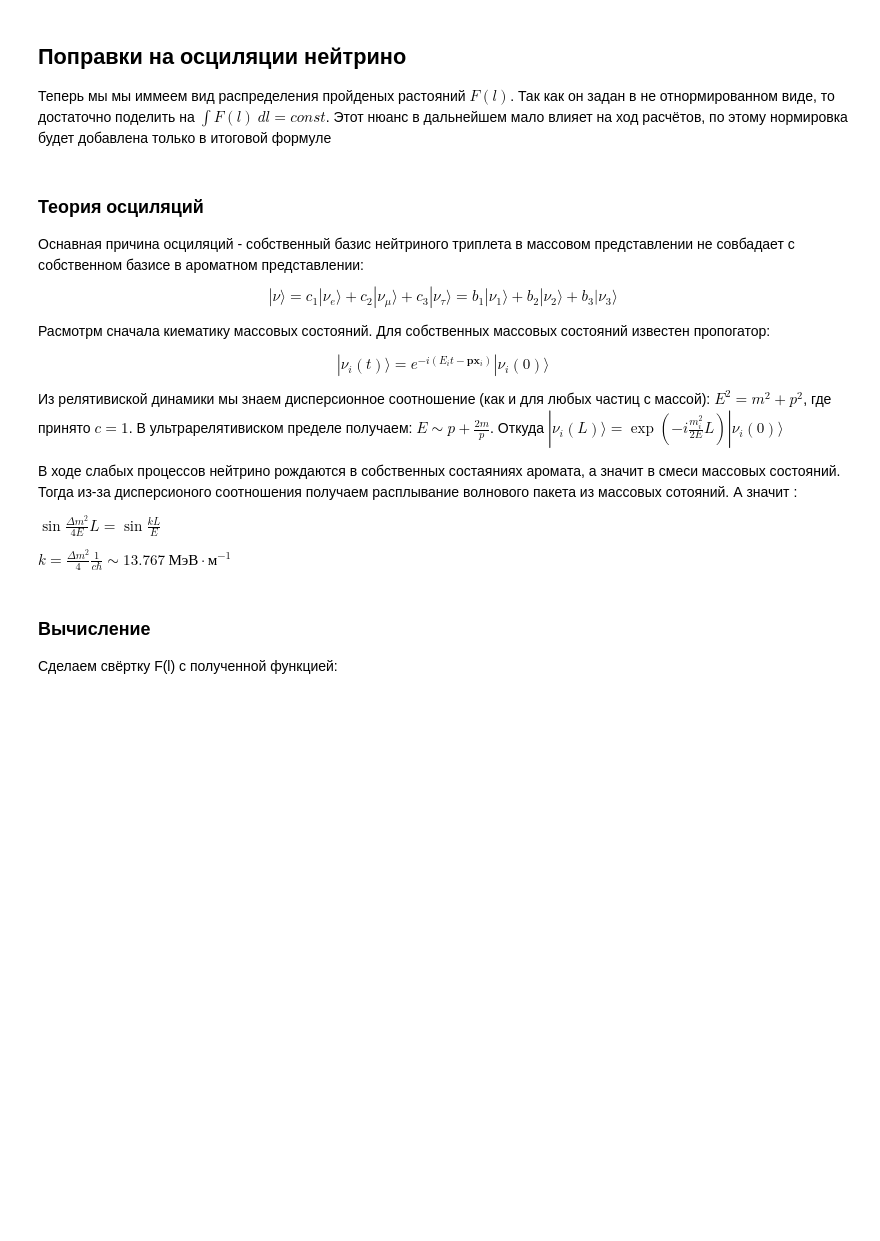
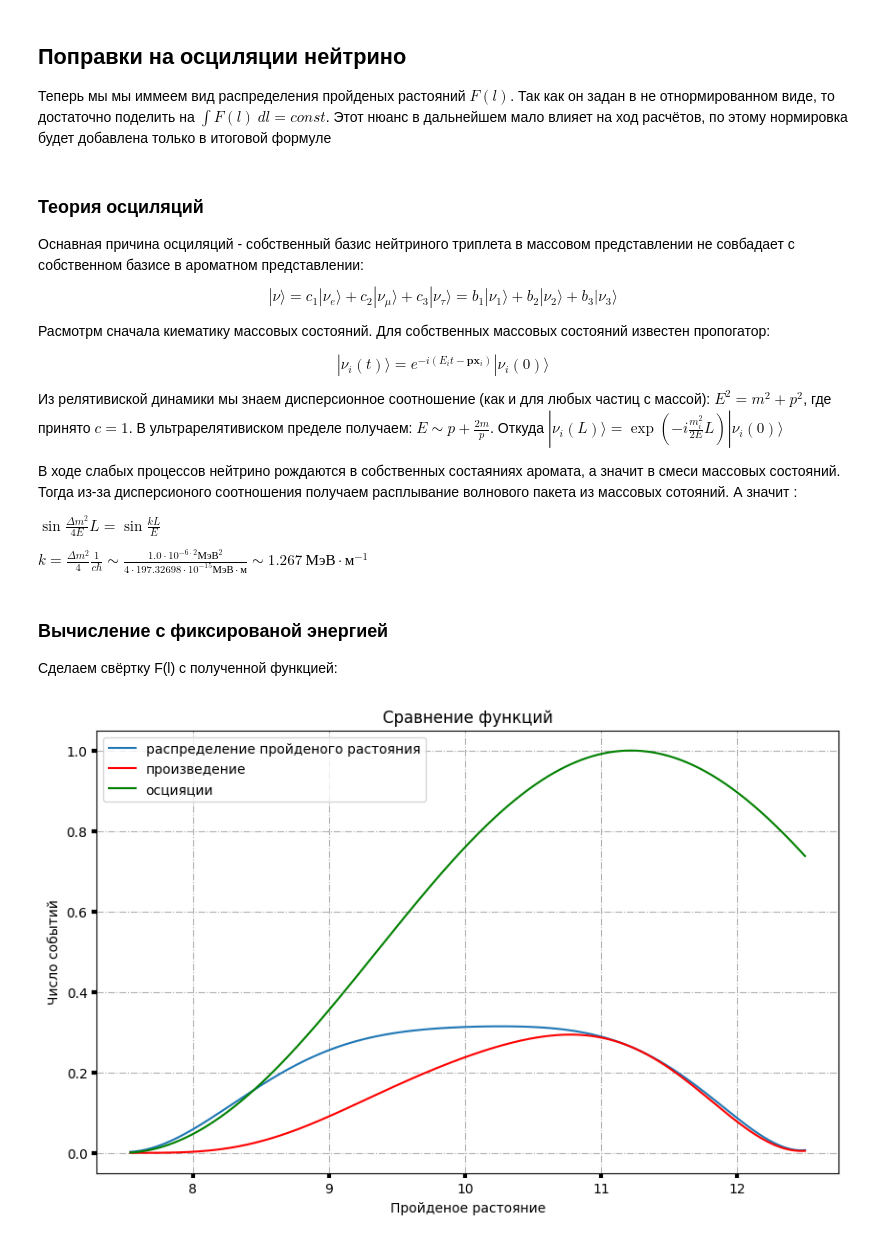
Before and after one commit to AleksandrYushin/Danss-netrino, a Jupyter notebook: Danss.ipynb, the cells around one changed output. Saved outputs shown, nothing was run; the diff lists cells and outputs as text; code cells hidden in the pictures; blank space fills up the shorter version.

```diff
--- a/Danss.ipynb
+++ b/Danss.ipynb
@@ -368,7 +421,7 @@ $$| \nu \rangle = c_1 | \nu_e \rangle + c_2 | \nu_\mu \rangle + c_3 | \nu_\tau \
 
 Расмотрм сначала киематику массовых состояний. Для собственных массовых состояний известен пропогатор:
 
-$$ | \nu_i (t) \rangle = e^{-i\left(E_it - \bm{p}\bm{x}_i \right)} | \nu_i (0) \rangle $$
+$$ | \nu_i (t) \rangle = e^{-i\left(E_it - \bm{p} \bm{x}_i \right) } | \nu_i (0) \rangle $$
 
 Из релятивиской динамики мы знаем дисперсионное соотношение (как и для любых частиц с массой): $E^2 = m^2 + p^2$, где принято $c=1$. В ультрарелятивиском пределе получаем: $E \sim p + \frac{2m}{p}$. Откуда $ | \nu_i (L) \rangle = \exp \left(-i \frac{m_i^2}{2E}L \right) | \nu_i (0) \rangle $
 
@@ -376,15 +429,14 @@ $$ | \nu_i (t) \rangle = e^{-i\left(E_it - \bm{p}\bm{x}_i \right)} | \nu_i (0) \
 
 $ \sin \frac{\Delta m^2}{4E} L  = \sin \frac{kL}{E}$
 
-$k= \frac{\Delta m^2}{4} \frac{1}{c\hbar} \sim 13.767\ \text{МэВ}\cdot\text{м}^{-1}$
+$k= \frac{\Delta m^2}{4} \frac{1}{c\hbar}\sim \frac{1.0\cdot 10^{-6\cdot 2} \text{МэВ}^2}{4\cdot 197.32698\cdot 10^{-15} \text{МэВ}\cdot\text{м}}  \sim 1.267\ \text{МэВ}\cdot\text{м}^{-1}$
 # %% [markdown]
-### Вычисление
+### Вычисление с фиксированой энергией
 Сделаем свёртку F(l) с полученной функцией:
 # %%
 # подключим пакет интегрирования из библиотеки scipy
 from scipy import integrate
 # %%
-# создаём функцию - результат фитирования
 def pol(x):
     s = args[0]
     for i in range(1, 10):
@@ -393,6 +445,6 @@ def pol(x):
 
 pol_vectorized = np.vectorize(pol)
 
-norm = integrate.quad(pol, l[i_min], l[i_max])
+norm = integrate.quad(pol, l[i_min], l[i_max])[0]
 
-pol_vectorized_norm = lambda x: pol_vectorized(x)/norm[0]
+pol_vectorized_norm = lambda x: pol_vectorized(x)/norm
@@ -407,13 +451,28 @@ target_function = lambda x : pol_vectorized_norm(x[0])*oscil_vectorized(x[0], x[
+# %%
+splitting_of_masses_with_constants = 1.26
+turning_the_basis = 0.1
+E = 3
+oscil_vectorized = np.vectorize(lambda x, y: np.sin(splitting_of_masses_with_constants*x/y)**2)
+
+#Без учёта не точечности
+P_point = np.vectorize(lambda e: 1 - 0.25 * turning_the_basis * oscil_vectorized(10, e))
+
+#С учётом не точечности
+product_function = lambda x : pol_vectorized_norm(x[0])*oscil_vectorized(x[0], x[1])
+distribution_E = np.vectorize(lambda e: integrate.quad(np.vectorize(lambda x: product_function([x, e])), l[i_min], l[i_max])[0])
+P_lengthy = lambda e: 1 - 0.25 * turning_the_basis * distribution_E(e)
 # %%
 fig, ax = plt.subplots(figsize=(10, 6))
 ax.set_title('Сравнение функций')
 ax.set_xlabel('Пройденое растояние')
 ax.set_ylabel('Число событий')
 ax.grid(True, linestyle='-.')
 ax.tick_params(labelsize='medium', width=3)
 
 ax.plot(l[i_min: i_max], pol_vectorized_norm(l[i_min: i_max]), label = "распределение пройденого растояния")
-ax.plot(l[i_min: i_max], target_function([l[i_min: i_max], E]), color='r', label = "произведение")
+ax.plot(l[i_min: i_max], product_function([l[i_min: i_max], E]), color='r', label = "произведение")
 ax.plot(l[i_min: i_max], oscil_vectorized(l[i_min: i_max], E), color='g', label = "осцияции")
 ax.legend()
 pyplot.show()
+# %% [output]
+[figure, added]
```
Also changed, not shown: parts of 13 cells of this notebook, 4 other files.
